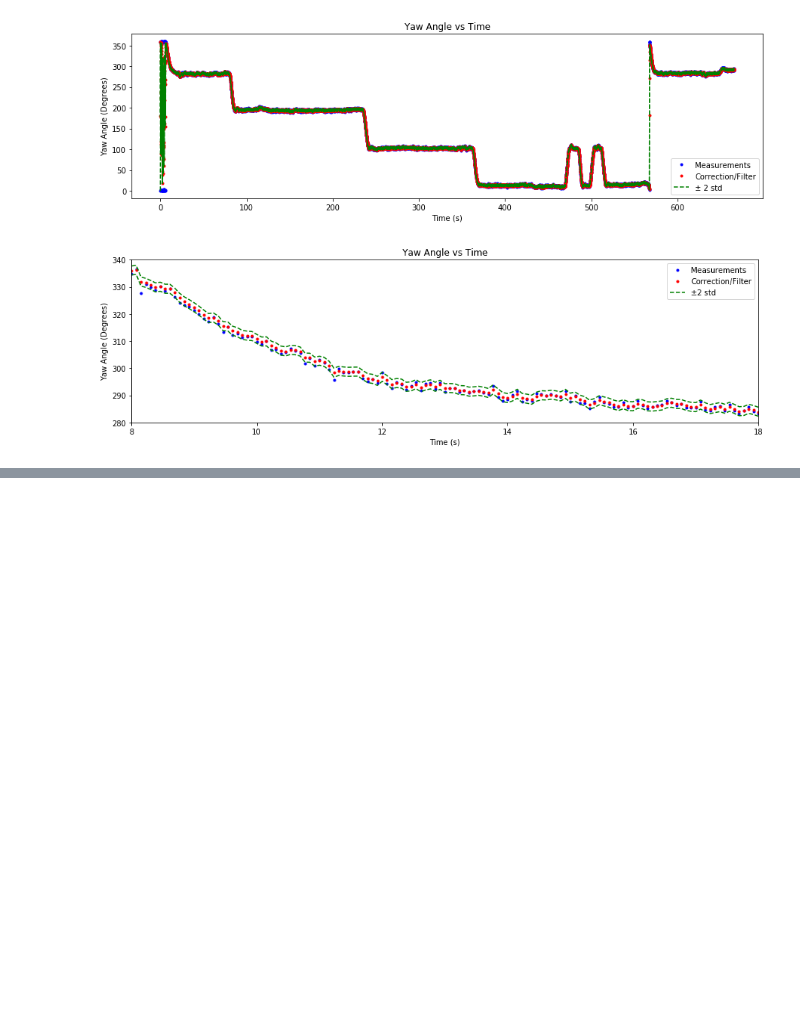
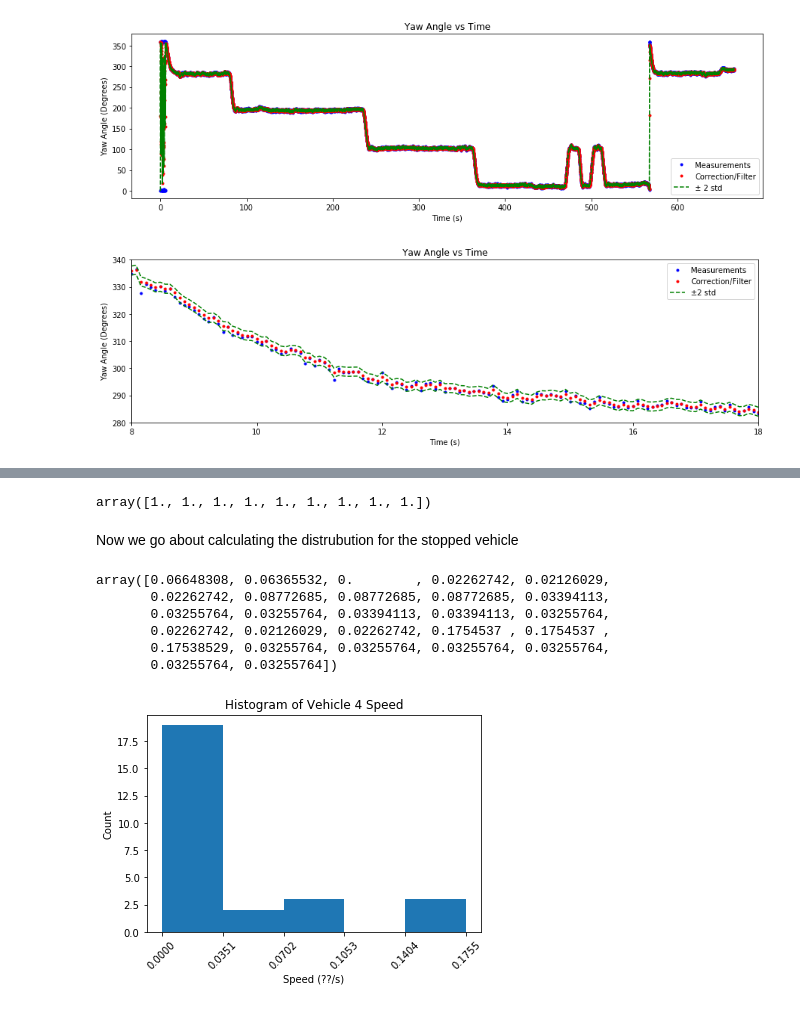
Before and after one commit to clylau/E205_HW2, a Jupyter notebook: hw2.ipynb, the cells around one changed output, grey strips where cells are left out. Saved outputs shown, nothing was run; the diff lists cells and outputs as text; code cells hidden in the pictures; blank space fills up the shorter version.

```diff
--- a/hw2.ipynb
+++ b/hw2.ipynb
@@ -280,0 +303,44 @@ plt.show()
+# %%
+#test - expect to see all 1's
+a = np.arange(10)
+b  = np.zeros(10)
+vehicleSpeed(a, b, 1)
+# %% [output]
+array([1., 1., 1., 1., 1., 1., 1., 1., 1.])
+# %%
+#loading in all data
+df = pd.read_excel("E205_Lab2_NuScenesData.xlsx")
+# %%
+#defining varialbes for all needed data
+x_ego = df["X_ego"].to_numpy()
+y_ego = df["Y_ego"].to_numpy()
+x_v4 = df["X_4"].dropna().to_numpy()
+y_v4 = df["Y_4"].dropna().to_numpy()
+x_v2 = df["X_2"].dropna().to_numpy()
+y_v2 = df["Y_2"].dropna().to_numpy()
+x_v3 = df["X_3"].dropna().to_numpy()
+y_v3 = df["Y_3"].dropna().to_numpy()
+x_v5 = df["X_5"].dropna().to_numpy()
+y_v5 = df["Y_5"].dropna().to_numpy()
+timestep = 0.5
+# %% [markdown]
+Now we go about calculating the distrubution for the stopped vehicle
+# %%
+speed_v4 = vehicleSpeed(x_v4, y_v4)
+speed_v4
+# %% [output]
+array([0.06648308, 0.06365532, 0.        , 0.02262742, 0.02126029,
+       0.02262742, 0.08772685, 0.08772685, 0.08772685, 0.03394113,
+       0.03255764, 0.03255764, 0.03394113, 0.03394113, 0.03255764,
+       0.02262742, 0.02126029, 0.02262742, 0.1754537 , 0.1754537 ,
+       0.17538529, 0.03255764, 0.03255764, 0.03255764, 0.03255764,
+       0.03255764, 0.03255764])
+# %%
+counts, bins, _ = plt.hist(speed_v4, 5)
+plt.title("Histogram of Vehicle 4 Speed")
+plt.xlabel("Speed (??/s)")
+plt.ylabel("Count")
+plt.xticks(bins, rotation = 45)
+plt.show()
+# %% [output]
+[figure, added]
```
Also changed, not shown: parts of 16 cells of this notebook.
